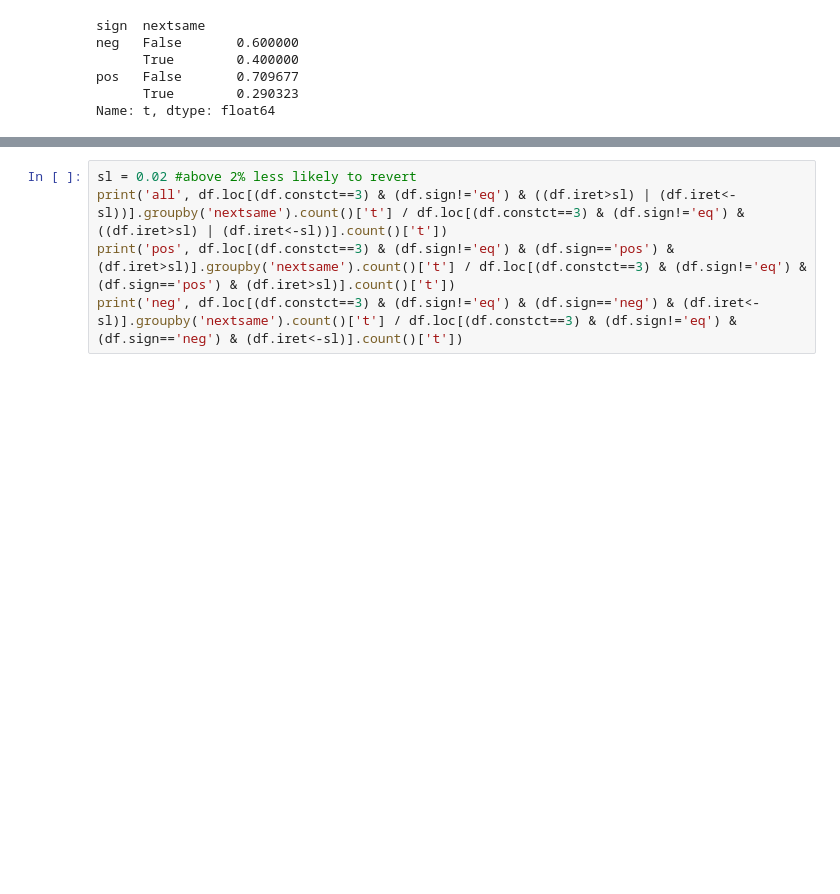
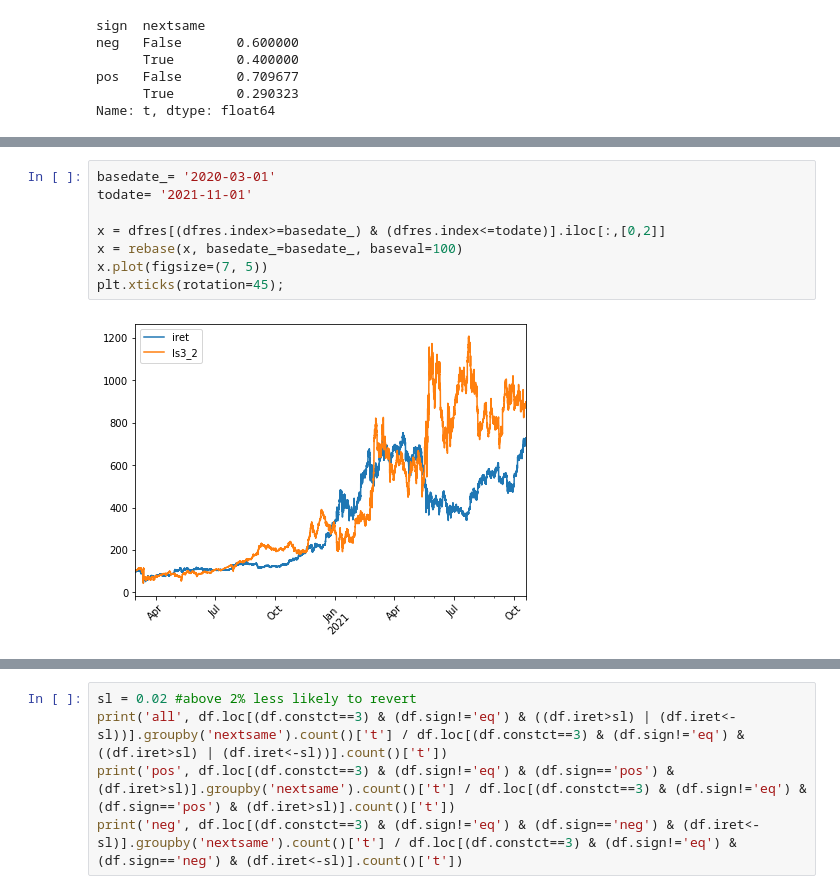
Before and after one commit to antogranell/gdax, a Jupyter notebook: project_index_2.ipynb, the cells around one changed output, grey strips where cells are left out. Saved outputs shown, nothing was run; the diff lists cells and outputs as text; blank space fills up the shorter version.

```diff
--- a/project_index_2.ipynb
+++ b/project_index_2.ipynb
@@ -326,0 +622,10 @@ Name: t, dtype: float64
+# %%
+basedate_= '2020-03-01'
+todate= '2021-11-01'
+
+x = dfres[(dfres.index>=basedate_) & (dfres.index<=todate)].iloc[:,[0,2]]
+x = rebase(x, basedate_=basedate_, baseval=100)
+x.plot(figsize=(7, 5))
+plt.xticks(rotation=45);
+# %% [output]
+[figure, added]
```
Also changed, not shown: parts of 42 cells of this notebook.
